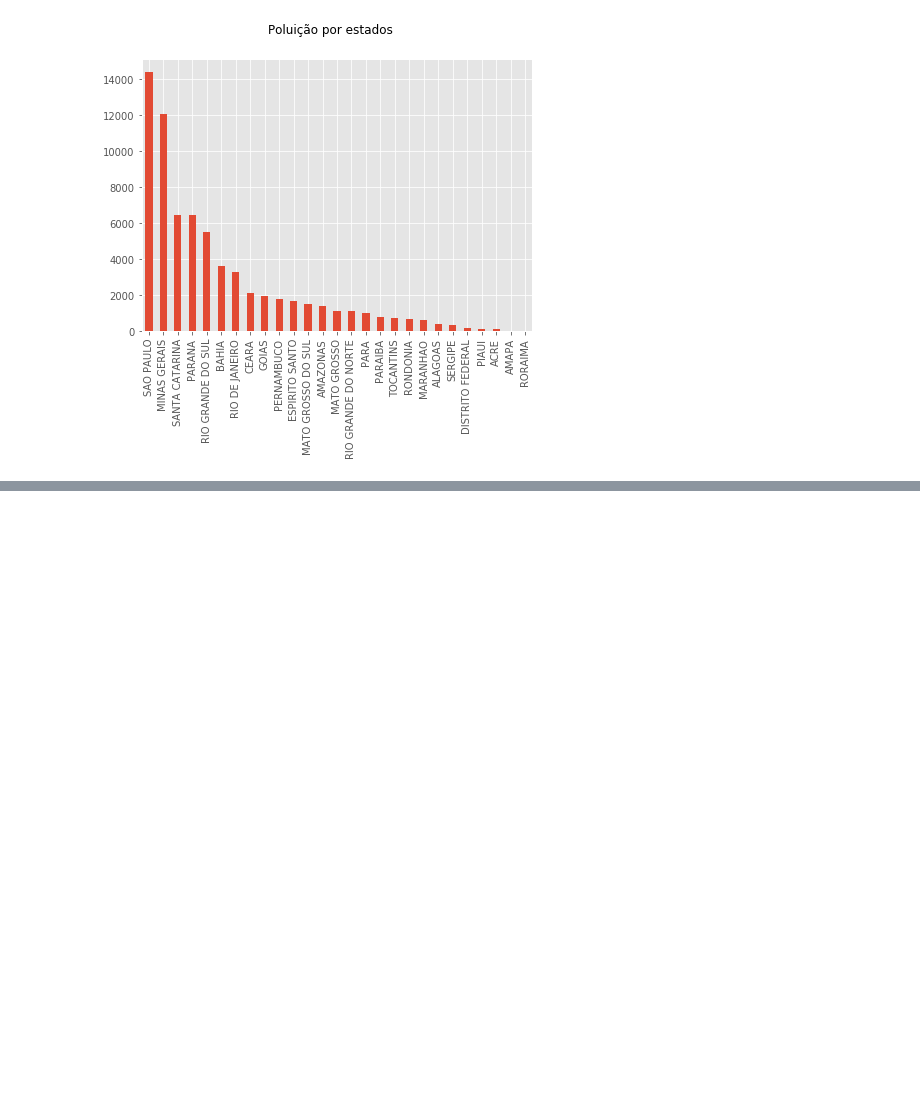
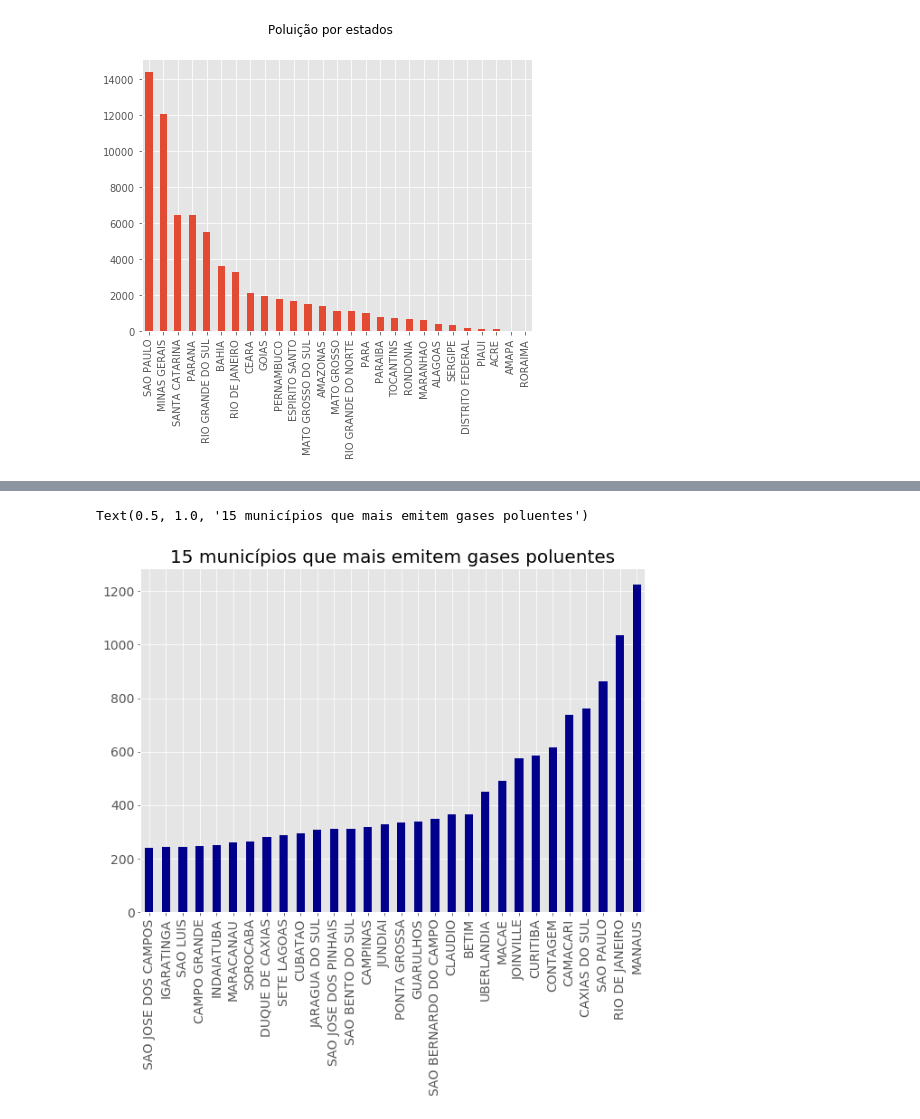
Before and after one commit to lrsonnewend/Emissao-Poluentes, a Jupyter notebook: analise_poluentes.ipynb, the cells around one changed output, grey strips where cells are left out. Cells and saved outputs as stored; diff of their text form; code cells hidden in the pictures; blank space fills up the shorter version.

```diff
--- a/analise_poluentes.ipynb
+++ b/analise_poluentes.ipynb
@@ -76,0 +115,8 @@ plt.xticks(rotation=90)
+# %%
+plt.style.use("ggplot")
+municipioPolu.plot(kind='bar', subplots=True, label="", figsize=(10, 7), fontsize = 14, color = 'darkblue')
+plt.title('15 municípios que mais emitem gases poluentes', fontsize = 20)
+#plt.xticks(rotation=90)
+# %% [output]
+Text(0.5, 1.0, '15 municípios que mais emitem gases poluentes')
+[figure, added]
```
Also changed, not shown: parts of 4 cells of this notebook.
